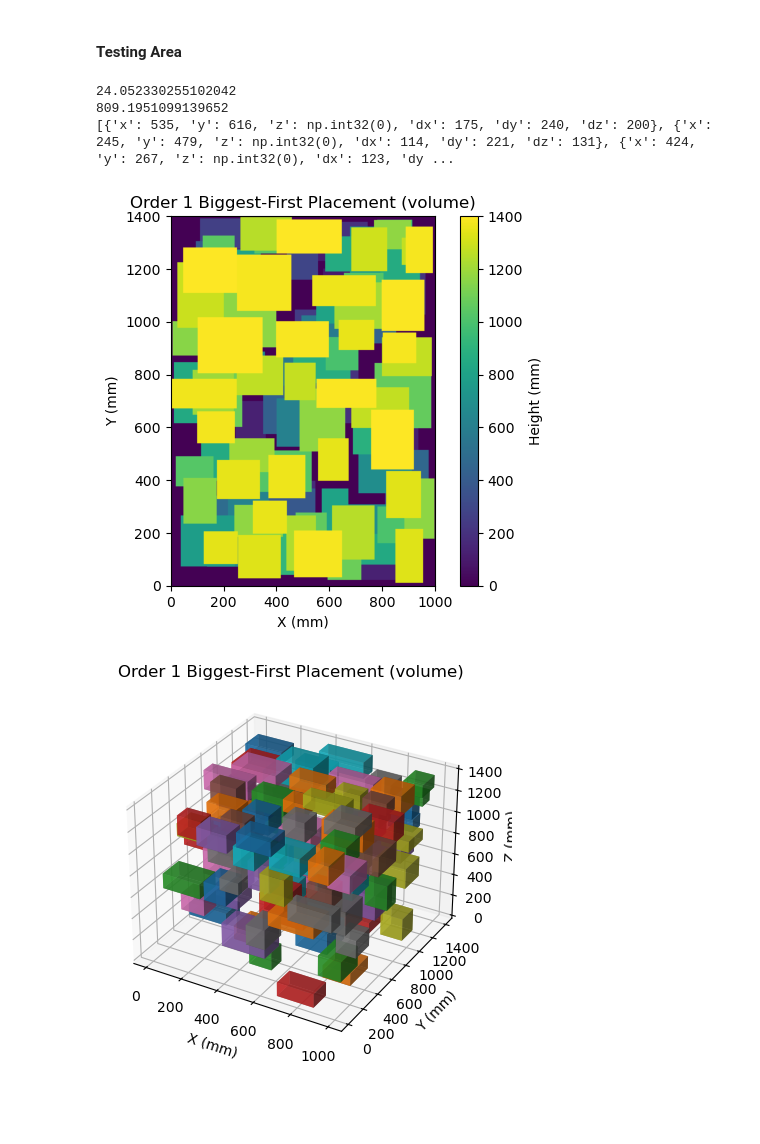
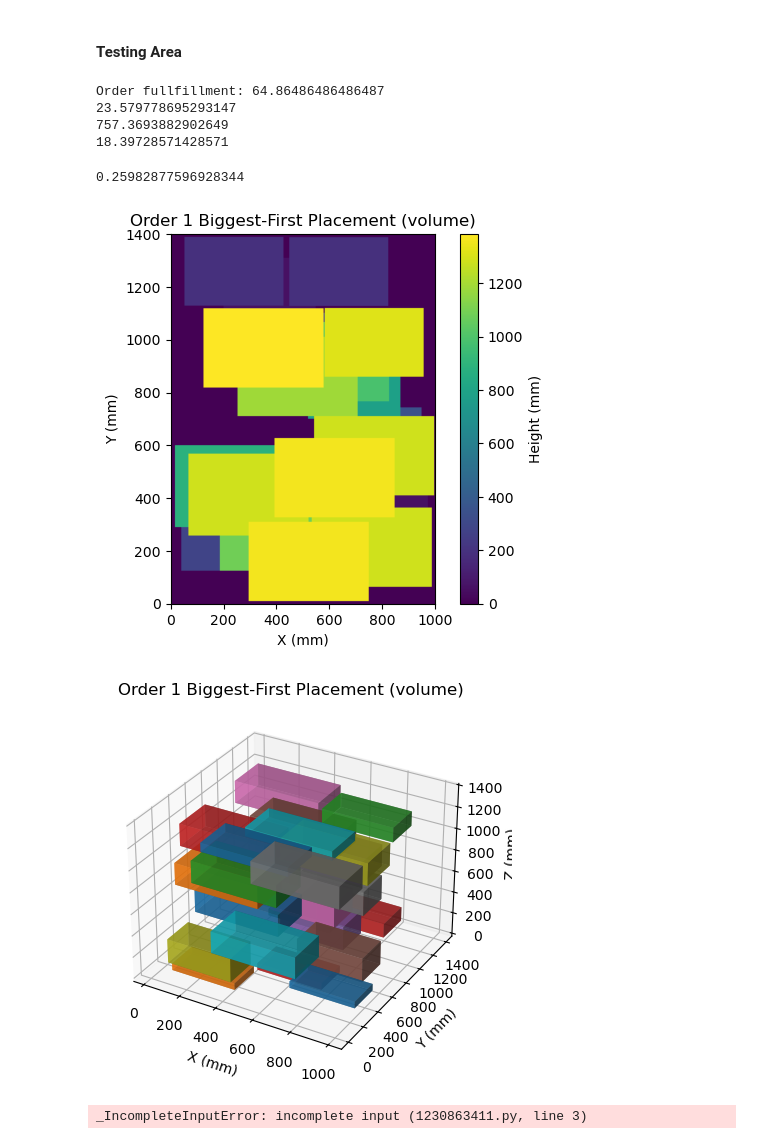
Before and after one commit to xXxCodeSlayerxXx/thesis, a Jupyter notebook: boxoptimizer.ipynb, the cells around one changed output. Drawn from its saved outputs; the diff is of its cells as text; code cells hidden in the pictures; blank space fills up the shorter version.

Commit message:
Eureka! layer-based scoring of area usage for a total score!

```diff
--- a/boxoptimizer.ipynb
+++ b/boxoptimizer.ipynb
@@ -178,6 +178,20 @@ class Pallet:
         # Take total volume component back out of score to get representation of height of center of gravity
         return volume_at_height_acc / total_box_volume_acc
 
+    def get_packing_score(self):                                                # Calculate score (0-1, higher is better) based on per-layer utilization, each level counting less (100% at the bottom to 0% at the top of used space)
+        # Initialize consideration ceiling and scores list
+        max_height = self.get_max_height()
+        scores = []
+
+        # For each layer, get score factor (1-100) based on height and check space use.
+        for layer in trange(max_height, leave=False, desc="Calculating packing score..."):
+            score_factor = int(100 / max_height * layer)
+            layer_use_percent = self.get_area_usage_at_z(layer)
+            scores += [layer_use_percent] * score_factor
+
+        mean_score = float(np.mean(scores))
+        return mean_score / 100
+
     # ML-related methods
     def get_observation(self, scale_factor=ML_OBSERVATION_SCALE_FACTOR):        # Get a downscaled resolution view of the height map for ML
         # Use block_reduce from scikit-image to scale down heightmap, making sure to take the max so the model knows the top.
@@ -362,43 +376,51 @@ def plot_random_performance(trials, max_max_attempts, step):
 # %%
 # boxid = 1
 # x, y, z, a, v = get_box_properties_from_id(boxid)
 # print(f"Sizes of box {boxid}: X = {x}, Y = {y}, Z = {z}, A = {a}, V = {v}")
 
 # orderid = 1
 # box_list = get_box_list_from_order(orderid)
 # criterion = "volume"
 # print(f"Box list for order {orderid}: {box_list}")
 # print(f"Same list sorted by box {criterion}: {sort_order_by_size(box_list)}")
 
 # first = Pallet()
 # place_boxes_random(first, num_boxes=100, box_size_range=(100, 400))
 # first.visualize_heightmap("Random")
 # first.visualize_boxes("Random")
 
 # second = Pallet()
 # orderid = 1
 # box_list = get_box_list_from_order(orderid)
 # place_order_random(second, box_list, max_attempts=100)
 # second.visualize_heightmap(f"Order {orderid} Random Placement")
 # second.visualize_boxes(f"Order {orderid} Random Placement")
 
 # plot_random_performance(100, 1000, 50)
 
-# pallet = process_order(1, algo="biggest_first", criterion="v")
-# print(f"Order fullfillment: {pallet.check_order_fullfillment(1)}")
-# pallet.visualize_heightmap(f"Order 1 Biggest-First Placement (volume)")
-# pallet.visualize_boxes(f"Order 1 Biggest-First Placement (volume)")
-
-pallet = Pallet()
-place_random_boxes(pallet, 1000, (100, 250))
+pallet = process_order(1, algo="random", criterion="v")
+print(f"Order fullfillment: {pallet.check_order_fullfillment(1)}")
 pallet.visualize_heightmap(f"Order 1 Biggest-First Placement (volume)")
 pallet.visualize_boxes(f"Order 1 Biggest-First Placement (volume)")
+
+# pallet = Pallet()
+# place_random_boxes(pallet, 1000, (100, 250))
+# pallet.visualize_heightmap(f"Random pallet")
+# pallet.visualize_boxes(f"Random pallet")
 print(pallet.get_volume_utilization())
 print(pallet.get_center_of_gravity_z())
-print(pallet.boxes)
+print(pallet.get_area_usage_at_z(0))
+print(pallet.get_packing_score())
 # %% [output]
-24.052330255102042
-809.1951099139652
-[{'x': 535, 'y': 616, 'z': np.int32(0), 'dx': 175, 'dy': 240, 'dz': 200}, {'x': 245, 'y': 479, 'z': np.int32(0), 'dx': 114, 'dy': 221, 'dz': 131}, {'x': 424, 'y': 267, 'z': np.int32(0), 'dx': 123, 'dy ...
+Order fullfillment: 64.86486486486487
+23.579778695293147
+757.3693882902649
+18.39728571428571
+0.25982877596928344
-[figure, old version]
+[figure, new version]
-[figure, old version]
+[figure, new version]
+# %%
+scores = []
+for i in range(100):
+# %% [output]
+_IncompleteInputError: incomplete input (1230863411.py, line 3)
```
